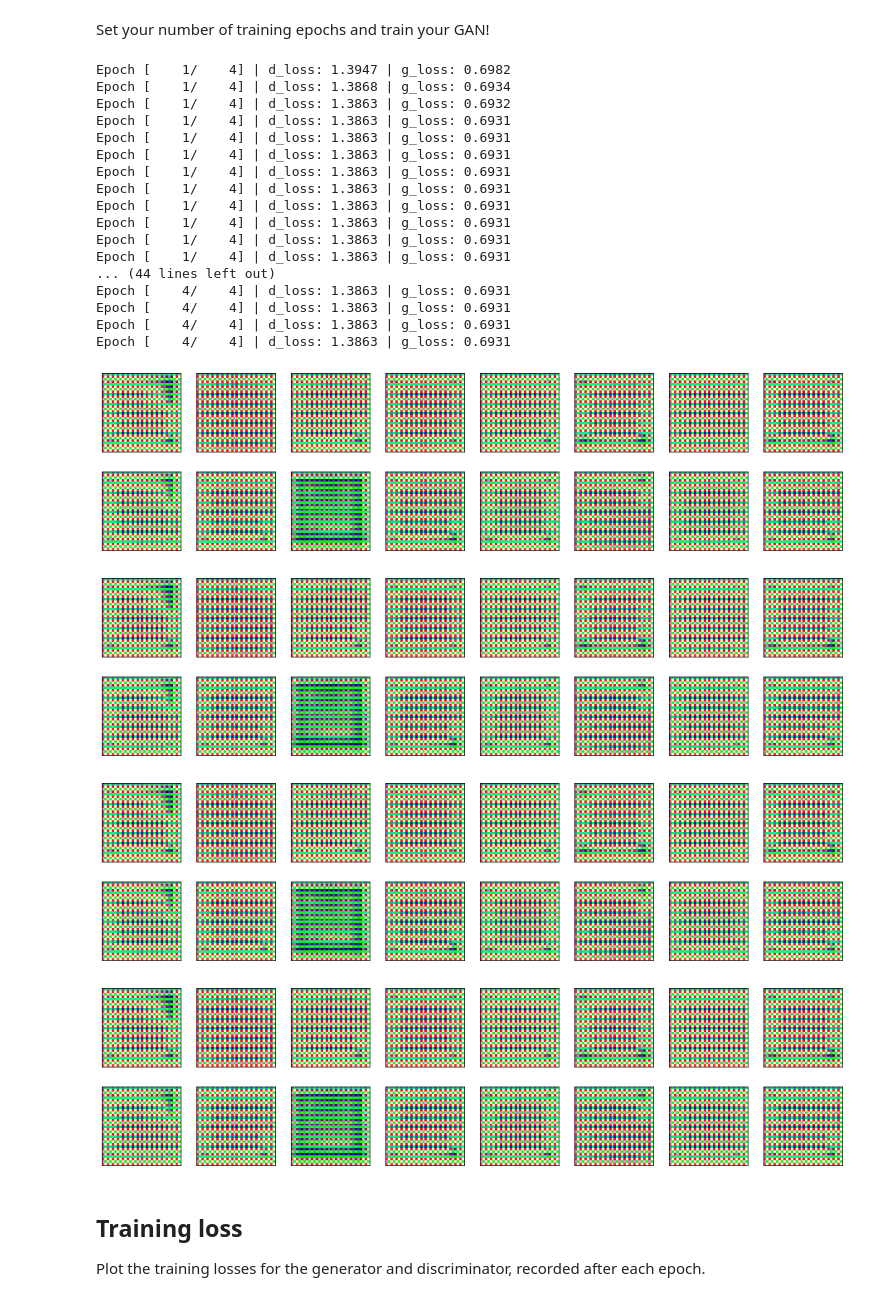
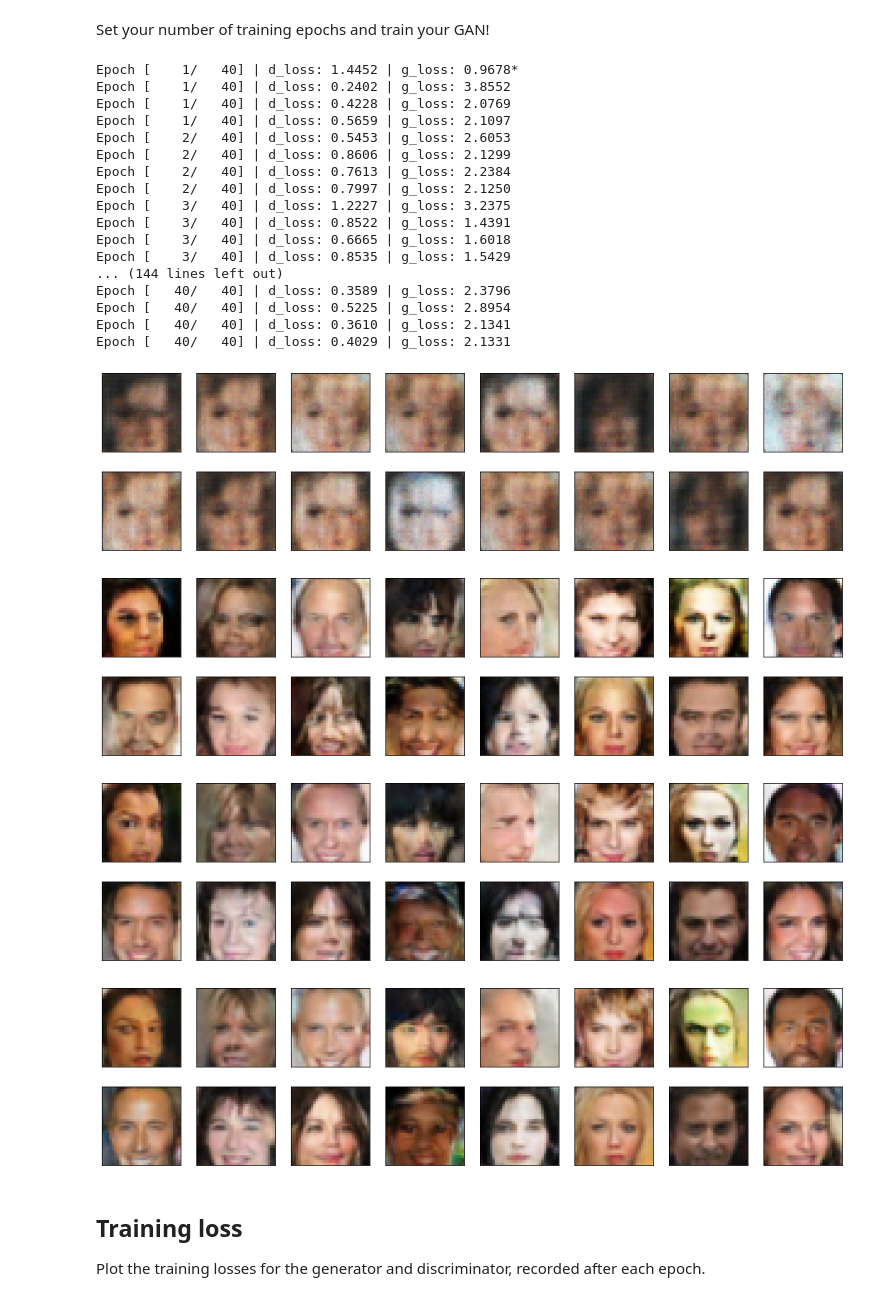
Before and after one commit to Yael-Ben/project-face-generation, a Jupyter notebook: dlnd_face_generation.ipynb, the cells around one changed output. Drawn from its saved outputs; the diff is of its cells as text; code cells hidden in the pictures.

```diff
--- a/dlnd_face_generation.ipynb
+++ b/dlnd_face_generation.ipynb
@@ -192,8 +192,7 @@ class Discriminator(nn.Module):
         self.conv1 = conv(3, conv_dim, batch_norm=False) #conv_dim x 16 x 16
         self.conv2 = conv(conv_dim, conv_dim*2)          #conv_dim*2 x 8 x 8
         self.conv3 = conv(conv_dim*2, conv_dim*4)        #conv_dim*4 x 4x4
-#         self.conv4 = conv(conv_dim*4, conv_dim*8)        #conv_dim*8 x 2x2
-        self.conv5 = conv(conv_dim*4, 1, stride=1, padding=0)                 #1x1x1
+        self.conv4 = conv(conv_dim*4, 1, stride=1, padding=0, batch_norm=False) #1x1x1
 
 
     def forward(self, x):
@@ -207,8 +206,7 @@ class Discriminator(nn.Module):
         out = F.leaky_relu(self.conv1(x), 0.2)
         out = F.leaky_relu(self.conv2(out), 0.2)
         out = F.leaky_relu(self.conv3(out), 0.2)
-#         out = F.leaky_relu(self.conv4(out), 0.2)
-        out = self.conv5(out)
+        out = self.conv4(out)
         out = out.view(-1, 1) # from BSX1X1X1 output BSX1
         return out
 
@@ -610,36 +618,36 @@ def train(D, G, n_epochs, print_every=50):
 Set your number of training epochs and train your GAN!
 # %%
 # set number of epochs
-n_epochs = 4
+n_epochs = 40
 
 
 """
 DON'T MODIFY ANYTHING IN THIS CELL
 """
 # call training function
 losses = train(D, G, n_epochs=n_epochs)
 # %% [output]
-Epoch [    1/    4] | d_loss: 1.3947 | g_loss: 0.6982
-Epoch [    1/    4] | d_loss: 1.3868 | g_loss: 0.6934
-Epoch [    1/    4] | d_loss: 1.3863 | g_loss: 0.6932
-Epoch [    1/    4] | d_loss: 1.3863 | g_loss: 0.6931
-Epoch [    1/    4] | d_loss: 1.3863 | g_loss: 0.6931
-Epoch [    1/    4] | d_loss: 1.3863 | g_loss: 0.6931
-Epoch [    1/    4] | d_loss: 1.3863 | g_loss: 0.6931
-Epoch [    1/    4] | d_loss: 1.3863 | g_loss: 0.6931
-Epoch [    1/    4] | d_loss: 1.3863 | g_loss: 0.6931
-Epoch [    1/    4] | d_loss: 1.3863 | g_loss: 0.6931
-Epoch [    1/    4] | d_loss: 1.3863 | g_loss: 0.6931
-Epoch [    1/    4] | d_loss: 1.3863 | g_loss: 0.6931
-... (44 lines left out)
-Epoch [    4/    4] | d_loss: 1.3863 | g_loss: 0.6931
-Epoch [    4/    4] | d_loss: 1.3863 | g_loss: 0.6931
-Epoch [    4/    4] | d_loss: 1.3863 | g_loss: 0.6931
-Epoch [    4/    4] | d_loss: 1.3863 | g_loss: 0.6931
+Epoch [    1/   40] | d_loss: 1.4452 | g_loss: 0.9678*
+Epoch [    1/   40] | d_loss: 0.2402 | g_loss: 3.8552
+Epoch [    1/   40] | d_loss: 0.4228 | g_loss: 2.0769
+Epoch [    1/   40] | d_loss: 0.5659 | g_loss: 2.1097
+Epoch [    2/   40] | d_loss: 0.5453 | g_loss: 2.6053
+Epoch [    2/   40] | d_loss: 0.8606 | g_loss: 2.1299
+Epoch [    2/   40] | d_loss: 0.7613 | g_loss: 2.2384
+Epoch [    2/   40] | d_loss: 0.7997 | g_loss: 2.1250
+Epoch [    3/   40] | d_loss: 1.2227 | g_loss: 3.2375
+Epoch [    3/   40] | d_loss: 0.8522 | g_loss: 1.4391
+Epoch [    3/   40] | d_loss: 0.6665 | g_loss: 1.6018
+Epoch [    3/   40] | d_loss: 0.8535 | g_loss: 1.5429
+... (144 lines left out)
+Epoch [   40/   40] | d_loss: 0.3589 | g_loss: 2.3796
+Epoch [   40/   40] | d_loss: 0.5225 | g_loss: 2.8954
+Epoch [   40/   40] | d_loss: 0.3610 | g_loss: 2.1341
+Epoch [   40/   40] | d_loss: 0.4029 | g_loss: 2.1331
-[figure, old version]
+[figure, new version]
-[figure, old version]
+[figure, new version]
-[figure, old version]
+[figure, new version]
-[figure, old version]
+[figure, new version]
 # %% [markdown]
 ## Training loss
 
```
Also changed, not shown: parts of 6 cells of this notebook.
